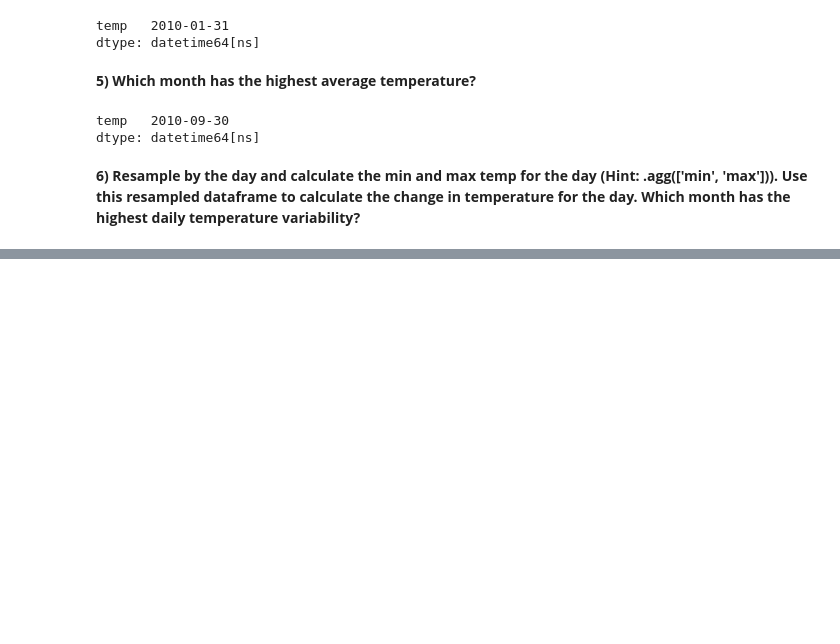
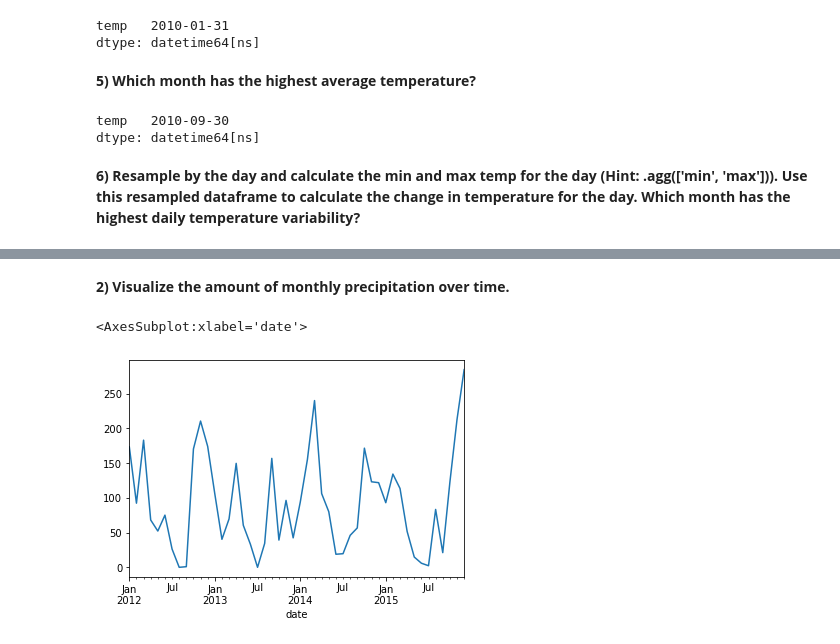
Before and after one commit to johnathon-smith/time-series-exercises, a Jupyter notebook: time_series_data_exercises.ipynb, the cells around one changed output, grey strips where cells are left out. Cells and saved outputs as stored; diff of their text form; code cells hidden in the pictures; blank space fills up the shorter version.

```diff
--- a/time_series_data_exercises.ipynb
+++ b/time_series_data_exercises.ipynb
@@ -123,0 +118,2 @@ min_max_temps
+# %%
+weather = data.seattle_weather()
@@ -123,0 +138,2 @@ min_max_temps
+# %%
+weather = weather.set_index('date').sort_index()
@@ -123,0 +144,7 @@ min_max_temps
+# %% [markdown]
+__2) Visualize the amount of monthly precipitation over time.__
+# %%
+weather.resample("M").sum().precipitation.plot()
+# %% [output]
+<AxesSubplot:xlabel='date'>
+[figure, added]
```
Also changed, not shown: parts of 28 cells of this notebook.
